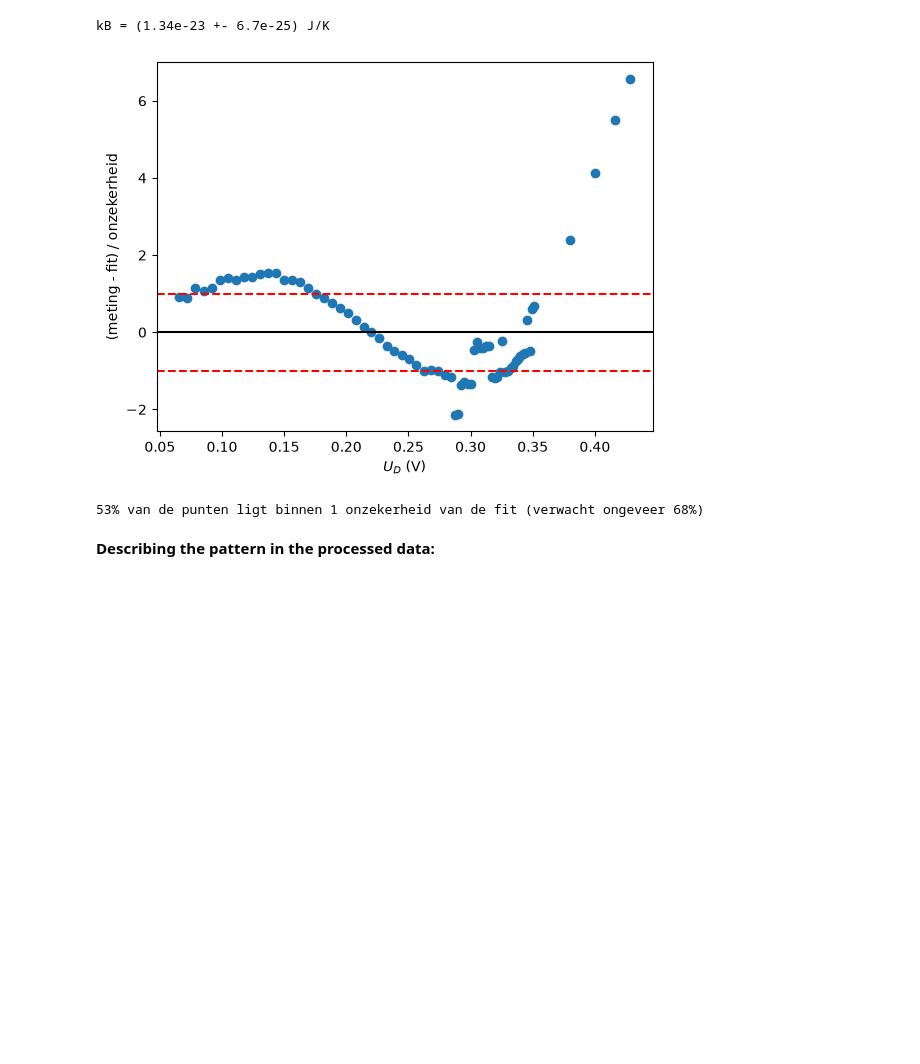
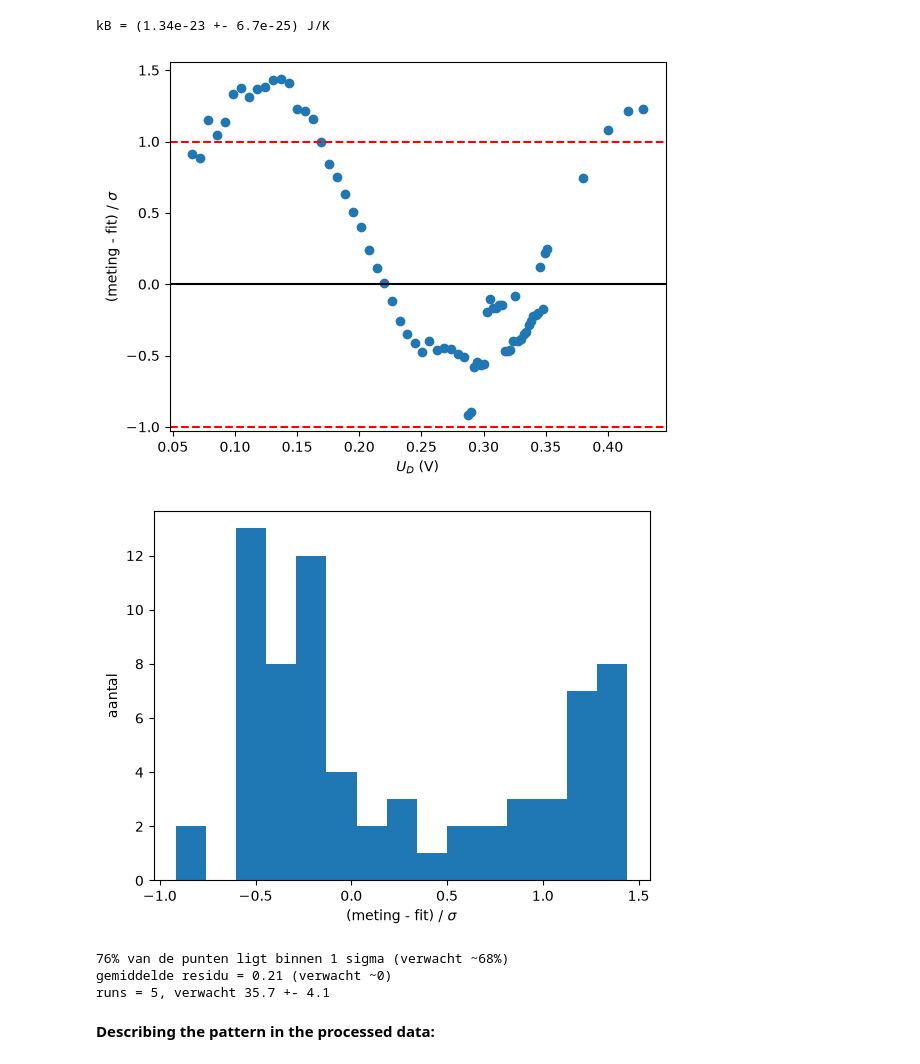
Before and after one commit to RikvDam/TN13015-Rik-Jan-EP1, a Jupyter notebook: BM_labjournaal.ipynb, the cells around one changed output. Cells and saved outputs as stored; diff of their text form; code cells hidden in the pictures; blank space fills up the shorter version.

Commit message:
Residu

```diff
--- a/BM_labjournaal.ipynb
+++ b/BM_labjournaal.ipynb
@@ -126,20 +126,36 @@ print(f"kB = ({kB:.2e} +- {u_kB:.1e}) J/K")
 [figure]
 kB = (1.34e-23 +- 6.7e-25) J/K
 # %%
-res = (I_D - model(U_D, *popt)) / u_ID
+res = (I_D - model(U_D, *popt)) / sig
 
 plt.plot(U_D, res, 'o')
 plt.axhline(0, color='k')
 plt.axhline(1, color='r', ls='--')
 plt.axhline(-1, color='r', ls='--')
 plt.xlabel('$U_D$ (V)')
-plt.ylabel('(meting - fit) / onzekerheid')
+plt.ylabel('(meting - fit) / $\\sigma$')
 plt.show()
 
-print(f'{np.mean(np.abs(res) < 1):.0%} van de punten ligt binnen 1 onzekerheid van de fit (verwacht ongeveer 68%)')
+plt.hist(res, bins=15)
+plt.xlabel('(meting - fit) / $\\sigma$')
+plt.ylabel('aantal')
+plt.show()
+
+runs = 1 + np.sum(np.sign(res[1:]) != np.sign(res[:-1]))
+N_pos, N_neg = np.sum(res > 0), np.sum(res < 0)
+N = N_pos + N_neg
+runs_exp = 1 + 2 * N_pos * N_neg / N
+u_runs = np.sqrt(2 * N_pos * N_neg * (2 * N_pos * N_neg - N) / (N**2 * (N - 1)))
+
+print(f'{np.mean(np.abs(res) < 1):.0%} van de punten ligt binnen 1 sigma (verwacht ~68%)')
+print(f'gemiddelde residu = {np.mean(res):.2f} (verwacht ~0)')
+print(f'runs = {runs}, verwacht {runs_exp:.1f} +- {u_runs:.1f}')
 # %% [output]
-[figure, old version]
+[figure, new version]
+[figure, added]
-53% van de punten ligt binnen 1 onzekerheid van de fit (verwacht ongeveer 68%)
+76% van de punten ligt binnen 1 sigma (verwacht ~68%)
+gemiddelde residu = 0.21 (verwacht ~0)
+runs = 5, verwacht 35.7 +- 4.1
 # %%
 #Data processing and analysis:
 # %% [markdown]
```
